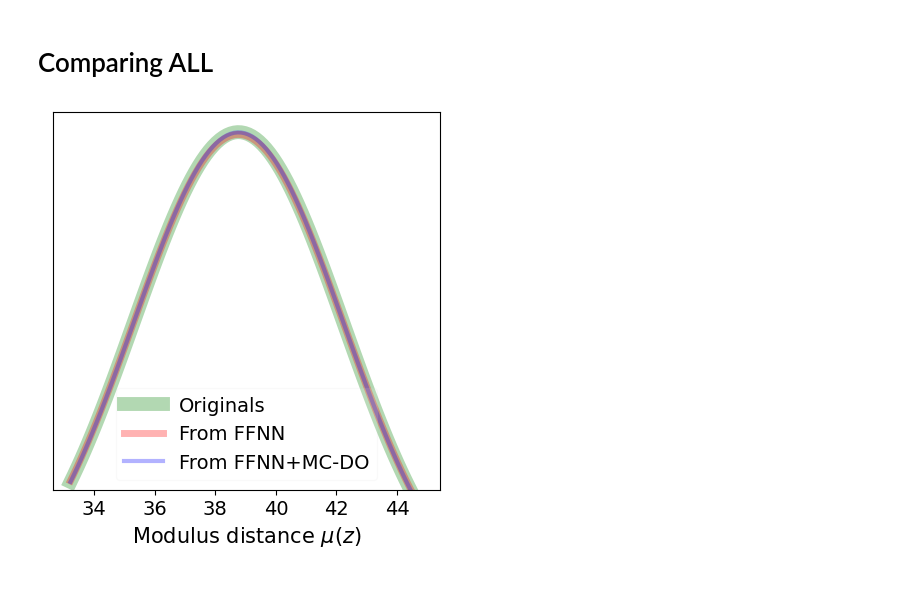
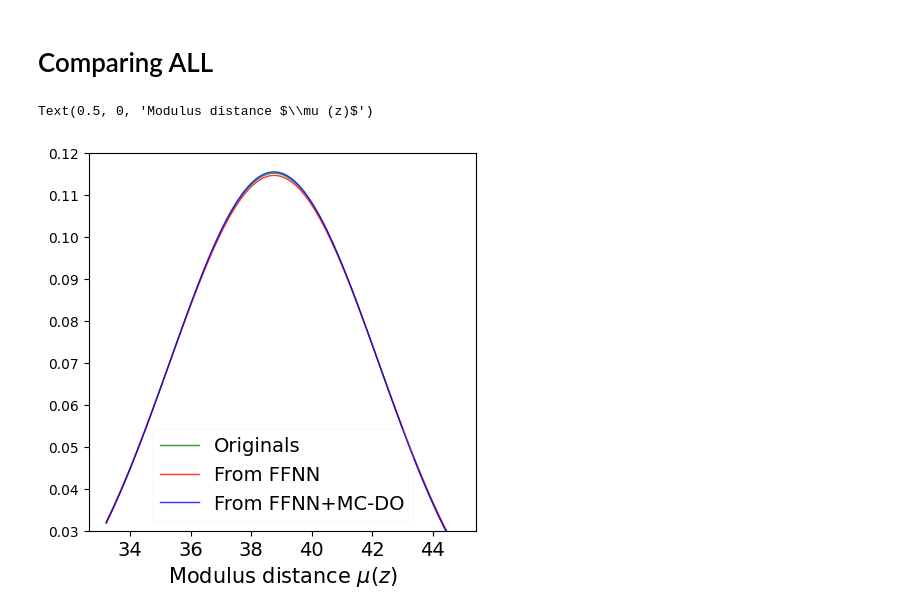
Before and after one commit to igomezv/neuralCosmoReconstruction, a Jupyter notebook: notebooks/loadVAE.ipynb, the cells around one changed output. Cells and saved outputs as stored; diff of their text form; code cells hidden in the pictures; blank space fills up the shorter version.

Commit message:
add figure to VAE inputs

```diff
--- a/notebooks/loadVAE.ipynb
+++ b/notebooks/loadVAE.ipynb
@@ -440,33 +440,36 @@ plt.savefig('vae_cov_ffnn_do.png')
 # %%
 plt.figure(figsize=(5, 5), dpi=100, facecolor='white')
 # plt.grid(b=None)
 
 xmin = np.min(dlfake_do)
 xmax= np.max(dlfake_do)
 x = np.linspace(xmin, xmax, 100)
 y1 = sp.stats.norm.pdf(x, mean_ref, std_ref)
 y2 = sp.stats.norm.pdf(x, mean_pred_interpoint, std_pred_interpoint)
 y3 = sp.stats.norm.pdf(x, mean_pred_interpoint_DO, std_pred_interpoint_DO)
 
 
-plt.plot(x, y1, label='Originals', color='g', linewidth=10, alpha=0.3)
-plt.plot(x, y2, label='From FFNN', color='r', linewidth=5, alpha=0.3)
-plt.plot(x, y3, label='From FFNN+MC-DO', color='b', linewidth=3, alpha=0.3)
+plt.plot(x, y1, label='Originals', color='g', linewidth=1, alpha=0.8)
+plt.plot(x, y2, label='From FFNN', color='r', linewidth=1, alpha=0.8)
+plt.plot(x, y3, label='From FFNN+MC-DO', color='b', linewidth=1, alpha=0.8)
 plt.ylim(0.03,0.12)
 
 # plt.grid(True)
 
 # plt.hist(dist, density=True, alpha=0.3, color='g')
 # plt.hist(dlfake, density=True, alpha=0.3, color='r')
 # plt.hist(dlfake_do, density=True, alpha=0.3, color='b')
 # plt.show()
 # dist_sc
 # plt.yscale('log')
 plt.legend(fontsize=14, loc='lower center', framealpha=0.1)
-plt.yticks([])
+# plt.yticks([])
 plt.xticks(fontsize=14)
-
+# plt.yscale('log')
+# plt.xlim(36,42)
+# plt.ylim(0.09,0.117)
 plt.xlabel("Modulus distance $\mu (z)$", fontsize=15)
-plt.savefig('modulus_dist_gauss.png')
+# plt.savefig('modulus_dist_gauss.png')
 # %% [output]
+Text(0.5, 0, 'Modulus distance $\\mu (z)$')
-[figure, old version]
+[figure, new version]
```
Also changed, not shown: parts of 14 cells of this notebook.
